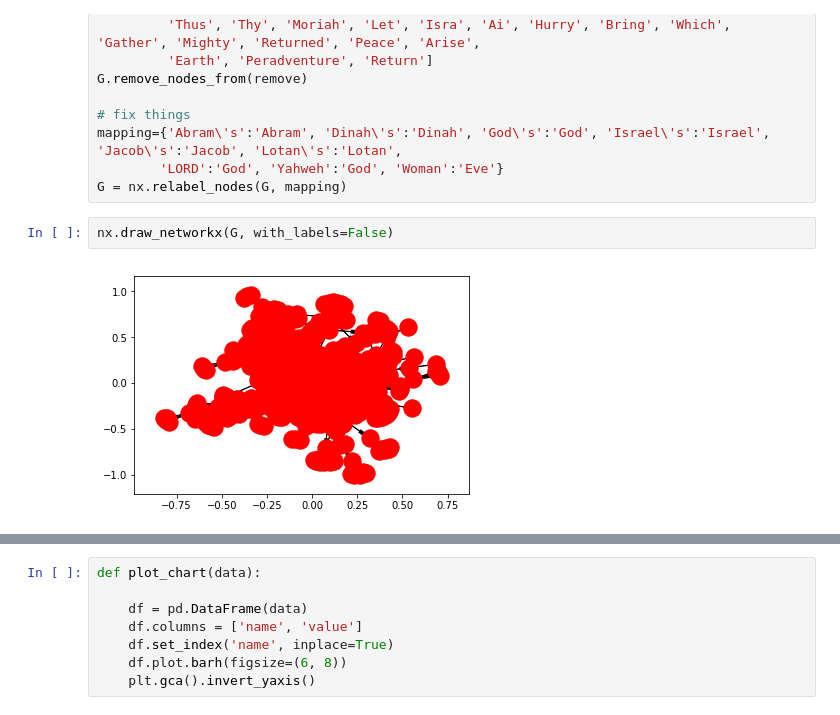
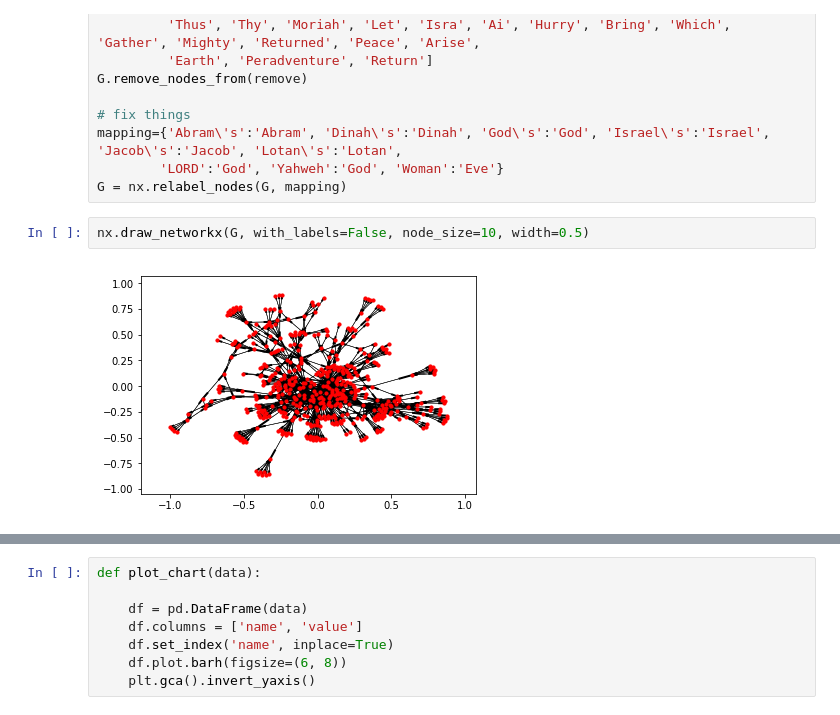
Before and after one commit to itsgorain/DataScience, a Jupyter notebook: Entity Extraction and Graph.ipynb, the cells around one changed output, grey strips where cells are left out. Cells and saved outputs as stored; diff of their text form.

```diff
--- a/Entity Extraction and Graph.ipynb
+++ b/Entity Extraction and Graph.ipynb
@@ -171,9 +166,9 @@ mapping={'Abram\'s':'Abram', 'Dinah\'s':'Dinah', 'God\'s':'God', 'Israel\'s':'Is
         'LORD':'God', 'Yahweh':'God', 'Woman':'Eve'}
 G = nx.relabel_nodes(G, mapping)
 # %%
-nx.draw_networkx(G, with_labels=False)
+nx.draw_networkx(G, with_labels=False, node_size=10, width=0.5)
 # %% [output]
-[figure, old version]
+[figure, new version]
 # %%
 plt.figure(3, figsize=(40,40))
 
```
Also changed, not shown: parts of 7 cells of this notebook.
